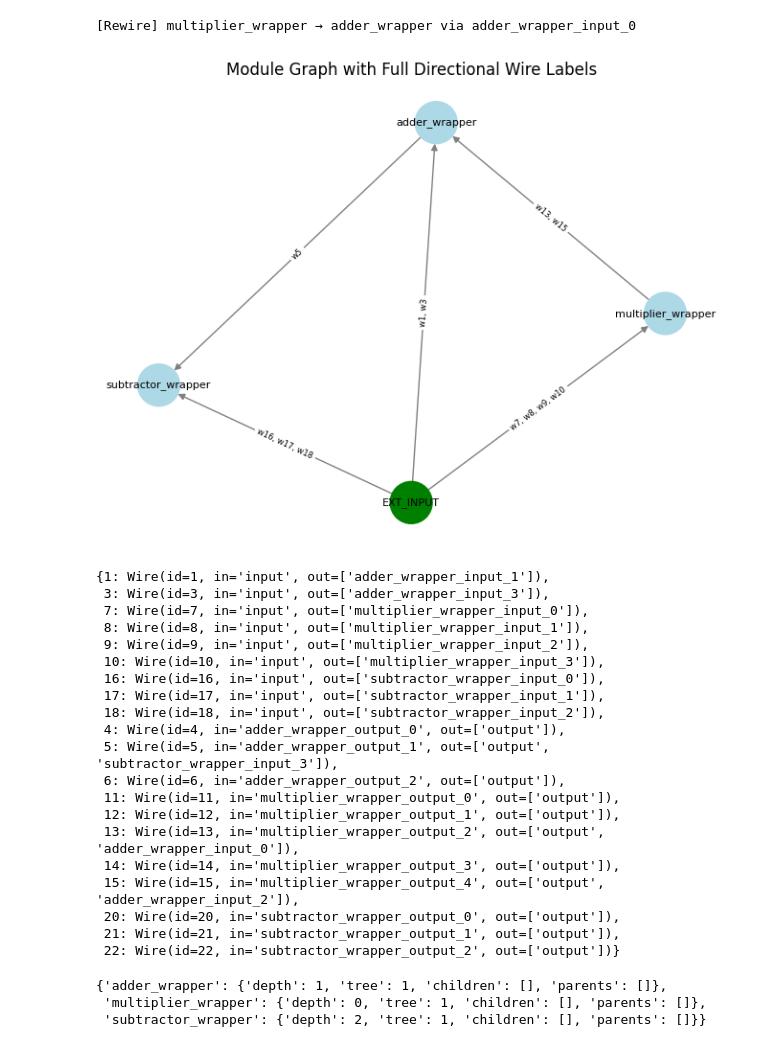
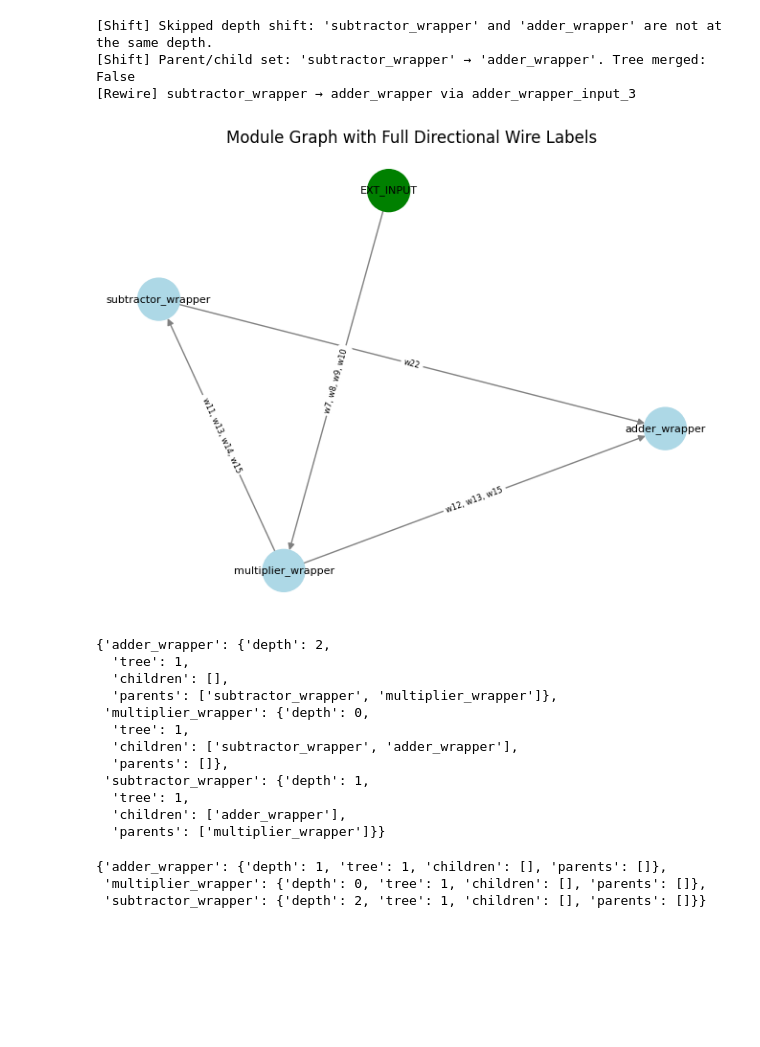
Before and after one commit to frankjinn/module-fuzz, a Jupyter notebook: rewiring/wire_mutation.ipynb, the cells around one changed output. Cells and saved outputs as stored; diff of their text form; code cells hidden in the pictures; blank space fills up the shorter version.

Commit message:
fixed tree depth and tree merge actions

```diff
--- a/rewiring/wire_mutation.ipynb
+++ b/rewiring/wire_mutation.ipynb
@@ -341,30 +451,24 @@ test_fuzz.visualize_graph_no_ext_out()
 # %%
 test_fuzz.linear_rewire()
 test_fuzz.visualize_graph_no_ext_out()
-test_fuzz.all_wires
+test_fuzz.module_tree
 # %% [output]
-[Rewire] multiplier_wrapper → adder_wrapper via adder_wrapper_input_0
+[Shift] Skipped depth shift: 'subtractor_wrapper' and 'adder_wrapper' are not at the same depth.
+[Shift] Parent/child set: 'subtractor_wrapper' → 'adder_wrapper'. Tree merged: False
+[Rewire] subtractor_wrapper → adder_wrapper via adder_wrapper_input_3
-[figure, old version]
+[figure, new version]
-{1: Wire(id=1, in='input', out=['adder_wrapper_input_1']),
- 3: Wire(id=3, in='input', out=['adder_wrapper_input_3']),
- 7: Wire(id=7, in='input', out=['multiplier_wrapper_input_0']),
- 8: Wire(id=8, in='input', out=['multiplier_wrapper_input_1']),
- 9: Wire(id=9, in='input', out=['multiplier_wrapper_input_2']),
- 10: Wire(id=10, in='input', out=['multiplier_wrapper_input_3']),
- 16: Wire(id=16, in='input', out=['subtractor_wrapper_input_0']),
- 17: Wire(id=17, in='input', out=['subtractor_wrapper_input_1']),
- 18: Wire(id=18, in='input', out=['subtractor_wrapper_input_2']),
- 4: Wire(id=4, in='adder_wrapper_output_0', out=['output']),
- 5: Wire(id=5, in='adder_wrapper_output_1', out=['output', 'subtractor_wrapper_input_3']),
- 6: Wire(id=6, in='adder_wrapper_output_2', out=['output']),
- 11: Wire(id=11, in='multiplier_wrapper_output_0', out=['output']),
- 12: Wire(id=12, in='multiplier_wrapper_output_1', out=['output']),
- 13: Wire(id=13, in='multiplier_wrapper_output_2', out=['output', 'adder_wrapper_input_0']),
- 14: Wire(id=14, in='multiplier_wrapper_output_3', out=['output']),
- 15: Wire(id=15, in='multiplier_wrapper_output_4', out=['output', 'adder_wrapper_input_2']),
- 20: Wire(id=20, in='subtractor_wrapper_output_0', out=['output']),
- 21: Wire(id=21, in='subtractor_wrapper_output_1', out=['output']),
- 22: Wire(id=22, in='subtractor_wrapper_output_2', out=['output'])}
+{'adder_wrapper': {'depth': 2,
+  'tree': 1,
+  'children': [],
+  'parents': ['subtractor_wrapper', 'multiplier_wrapper']},
+ 'multiplier_wrapper': {'depth': 0,
+  'tree': 1,
+  'children': ['subtractor_wrapper', 'adder_wrapper'],
+  'parents': []},
+ 'subtractor_wrapper': {'depth': 1,
+  'tree': 1,
+  'children': ['adder_wrapper'],
+  'parents': ['multiplier_wrapper']}}
 # %%
 test_fuzz.module_tree
 # %% [output]
```
Also changed, not shown: parts of 2 cells of this notebook.
